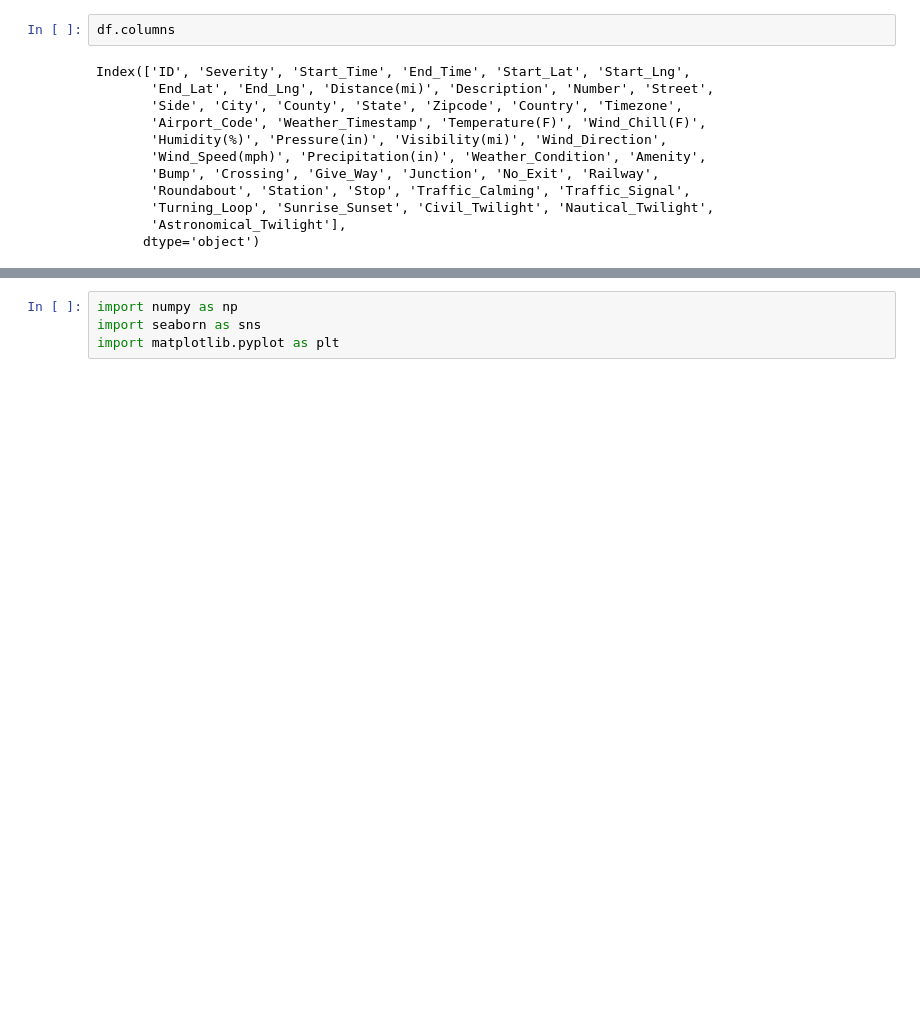
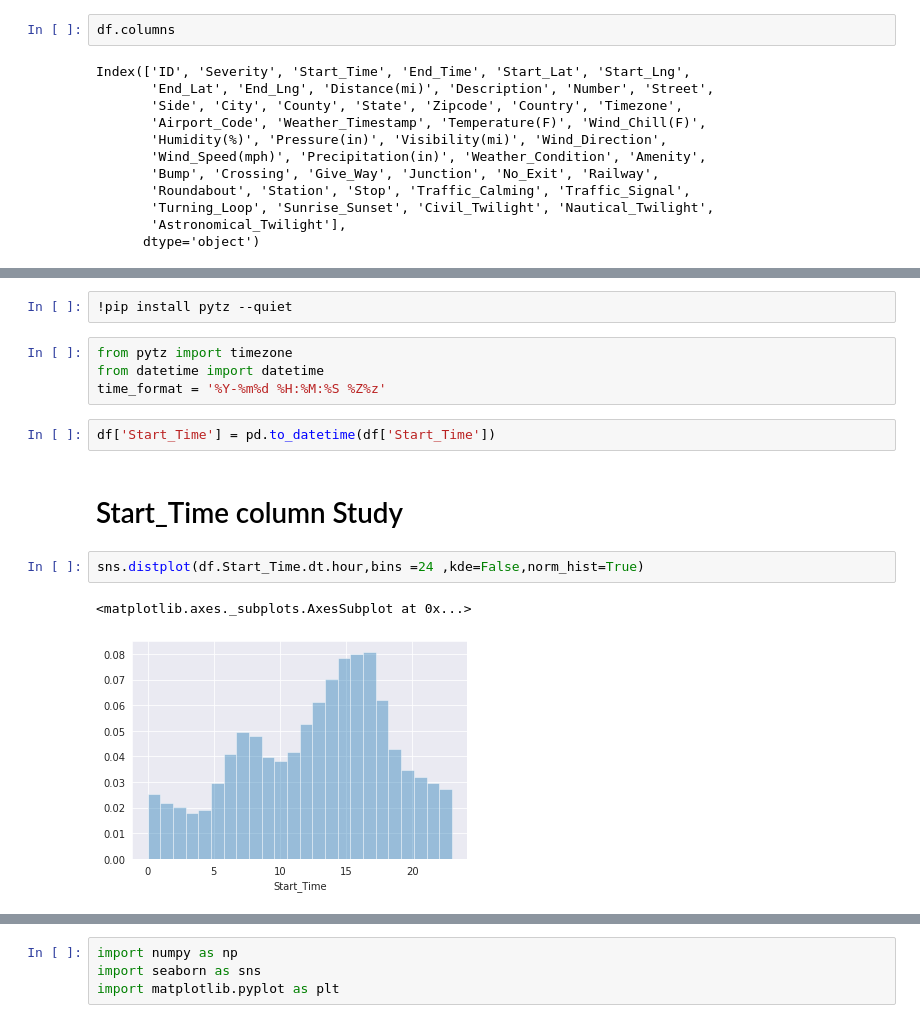
Before and after one commit to JijiSK/EDA---Project-1, a Jupyter notebook: us_accidents_analysis.ipynb, the cells around one changed output, grey strips where cells are left out. Drawn from its saved outputs; the diff is of its cells as text; blank space fills up the shorter version.

```diff
--- a/us_accidents_analysis.ipynb
+++ b/us_accidents_analysis.ipynb
@@ -170,0 +135,15 @@ Name: City, Length: 11681, dtype: int64
+# %%
+!pip install pytz --quiet
+# %%
+from pytz import timezone
+from datetime import datetime
+time_format = '%Y-%m%d %H:%M:%S %Z%z'
+# %%
+df['Start_Time'] = pd.to_datetime(df['Start_Time'])
+# %% [markdown]
+# Start_Time column Study
+# %%
+sns.distplot(df.Start_Time.dt.hour,bins =24 ,kde=False,norm_hist=True)
+# %% [output]
+<matplotlib.axes._subplots.AxesSubplot at 0x...>
+[figure, added]
```
Also changed, not shown: parts of 42 cells of this notebook.
